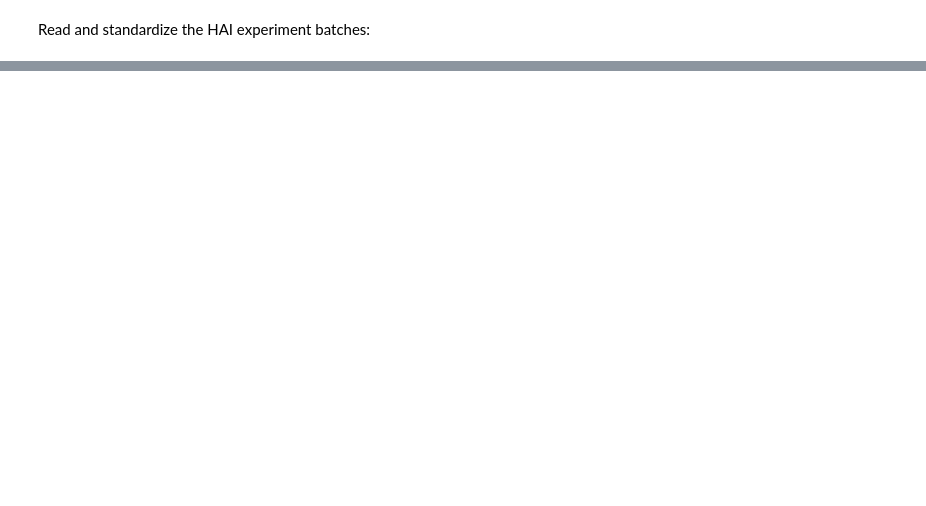
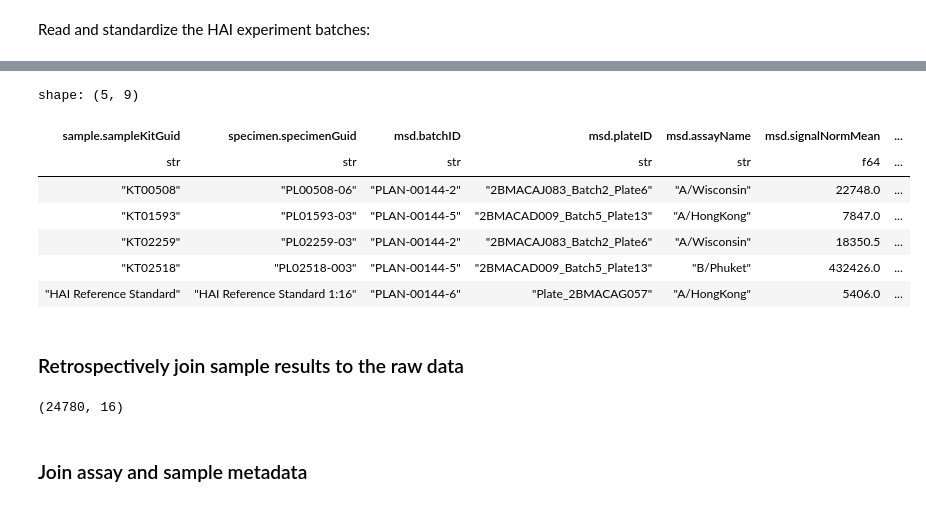
Before and after one commit to aifimmunology/sound-life-scrna-analysis, a Jupyter notebook: 04-file-sets/Python_assemble_serology.ipynb, the cells around one changed output, grey strips where cells are left out. Saved outputs shown, nothing was run; the diff lists cells and outputs as text; code cells hidden in the pictures; blank space fills up the shorter version.

```diff
--- a/04-file-sets/Python_assemble_serology.ipynb
+++ b/04-file-sets/Python_assemble_serology.ipynb
@@ -643,0 +821,12 @@ shape: (800, 13)
+# %%
+blanks = sample_hai.filter(
+    pl.col('sample.sampleKitGuid') == 'Diluent Only Control (Blank)'
+).select(
+    ['msd.plateID', 'msd.assayName', 'msd.signalNormMean']
+).rename({'msd.signalNormMean': 'msd.blankNormMean'}).unique()
+# %%
+sample_hai = sample_hai.join(
+    blanks,
+    how = 'left',
+    on = ['msd.plateID', 'msd.assayName']
+)
@@ -643,0 +837,19 @@ shape: (800, 13)
+# %%
+sample_hai = sample_hai.with_columns(
+    (
+        (1 - pl.col('msd.signalNormMean')/pl.col('msd.blankNormMean')) * 100
+    ).alias('msd.percentNormInhibition')
+)
+# %%
+sample_hai.head()
+# %% [output]
+shape: (5, 9)
+| sample.sampleKitGuid | specimen.specimenGuid | msd.batchID | msd.plateID | msd.assayName | msd.signalNormMean | ... |
+| str | str | str | str | str | f64 | ... |
+| "KT00508" | "PL00508-06" | "PLAN-00144-2" | "2BMACAJ083_Batch2_Plate6" | "A/Wisconsin" | 22748.0 | ... |
+| "KT01593" | "PL01593-03" | "PLAN-00144-5" | "2BMACAD009_Batch5_Plate13" | "A/HongKong" | 7847.0 | ... |
+| "KT02259" | "PL02259-03" | "PLAN-00144-2" | "2BMACAJ083_Batch2_Plate6" | "A/Wisconsin" | 18350.5 | ... |
+| "KT02518" | "PL02518-003" | "PLAN-00144-5" | "2BMACAD009_Batch5_Plate13" | "B/Phuket" | 432426.0 | ... |
+| "HAI Reference Standard" | "HAI Reference Standard 1:16" | "PLAN-00144-6" | "Plate_2BMACAG057" | "A/HongKong" | 5406.0 | ... |
+# %% [markdown]
+### Retrospectively join sample results to the raw data
@@ -643,0 +862,6 @@ shape: (800, 13)
+# %%
+raw_hai.shape
+# %% [output]
+(24780, 16)
+# %% [markdown]
+### Join assay and sample metadata
```
Also changed, not shown: parts of 118 cells of this notebook.
